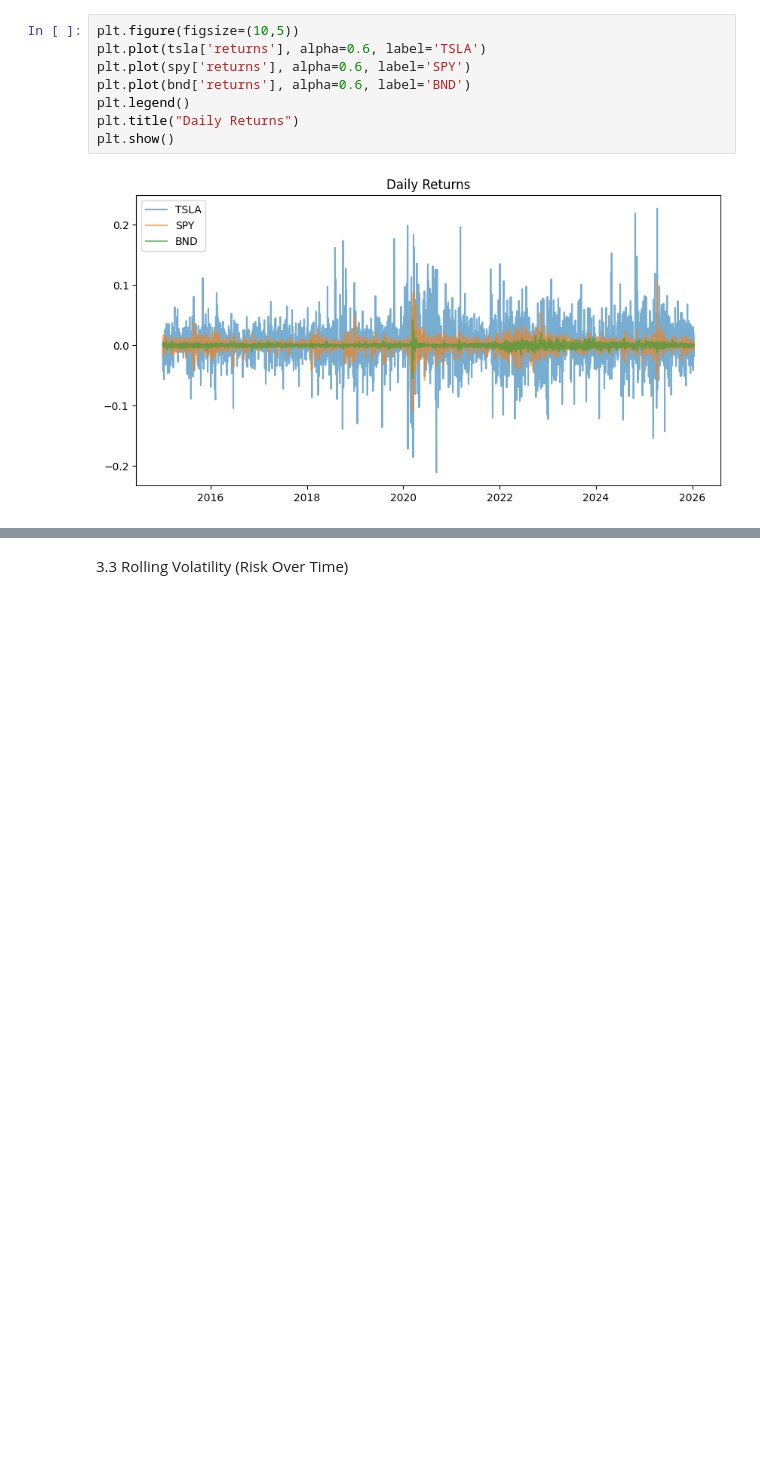
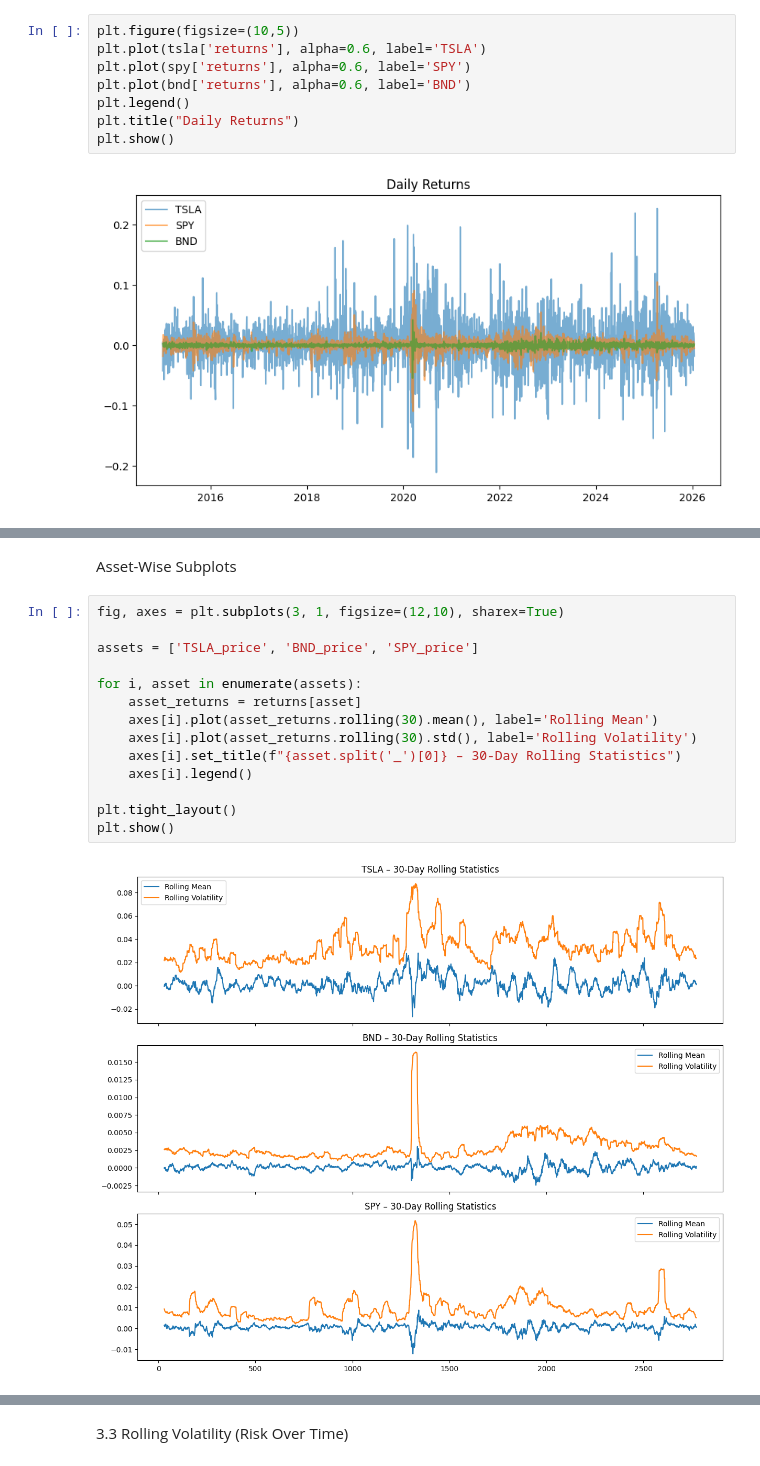
Before and after one commit to amubarke/Time-Series-Forecasting-for-Portfolio-Management-Optimization-week-9, a Jupyter notebook: notebooks/Task_1_preprocess_and_EDA.ipynb, the cells around one changed output, grey strips where cells are left out. Cells and saved outputs as stored; diff of their text form; blank space fills up the shorter version.

```diff
--- a/notebooks/Task_1_preprocess_and_EDA.ipynb
+++ b/notebooks/Task_1_preprocess_and_EDA.ipynb
@@ -169,0 +210,18 @@ plt.show()
+# %% [markdown]
+Asset-Wise Subplots
+# %%
+fig, axes = plt.subplots(3, 1, figsize=(12,10), sharex=True)
+
+assets = ['TSLA_price', 'BND_price', 'SPY_price']
+
+for i, asset in enumerate(assets):
+    asset_returns = returns[asset]
+    axes[i].plot(asset_returns.rolling(30).mean(), label='Rolling Mean')
+    axes[i].plot(asset_returns.rolling(30).std(), label='Rolling Volatility')
+    axes[i].set_title(f"{asset.split('_')[0]} – 30-Day Rolling Statistics")
+    axes[i].legend()
+
+plt.tight_layout()
+plt.show()
+# %% [output]
+[figure, added]
```
Also changed, not shown: parts of 11 cells of this notebook, 4 other files.
